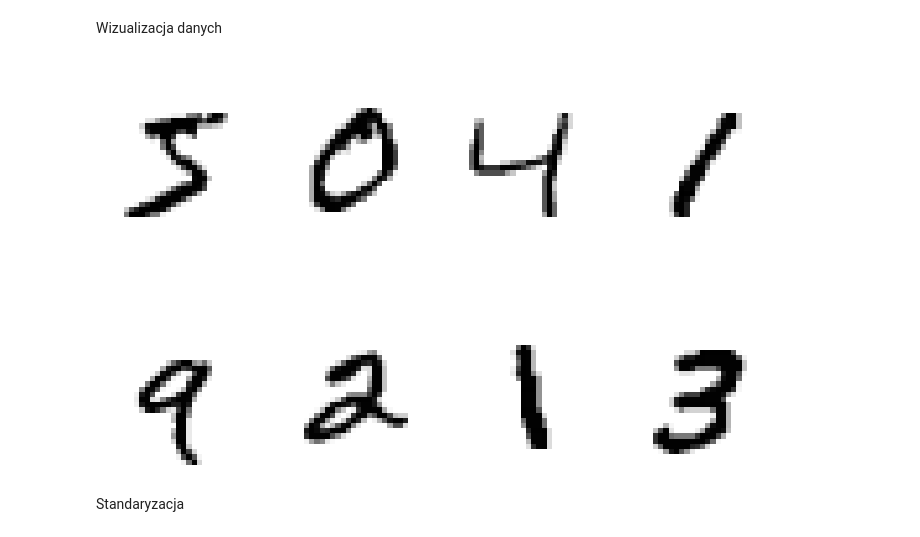
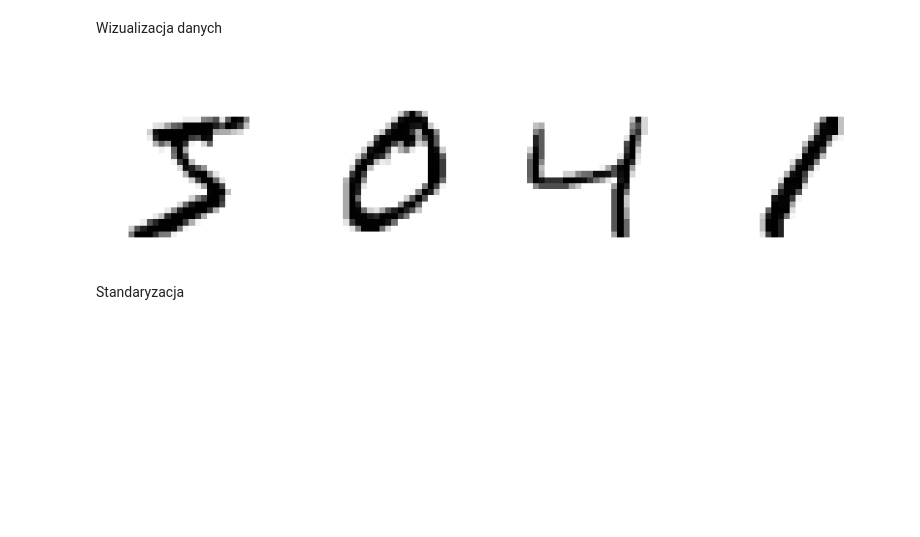
Before and after one commit to Marcin19721205/MachineLearingBootCampPartII, a Jupyter notebook: 06_PCA_examples_01MJ.ipynb, the cells around one changed output. Saved outputs shown, nothing was run; the diff lists cells and outputs as text; code cells hidden in the pictures; blank space fills up the shorter version.

```diff
--- a/06_PCA_examples_01MJ.ipynb
+++ b/06_PCA_examples_01MJ.ipynb
@@ -223,14 +313,14 @@ array([5, 0, 4, 1, 9], dtype=uint8)
 Wizualizacja danych
 # %%
 plt.figure(figsize=(12, 8))
-for i in range(8):
+for i in range(4):
     plt.subplot(240 + i + 1)
     plt.imshow(X_train[i], cmap='gray_r')
-    plt.title(y_train[i], color='white', fontsize=17)
+    plt.title(y_train[i], color='white', fontsize=14)
     plt.axis('off')
 plt.show()
 # %% [output]
-[figure, old version]
+[figure, new version]
 # %% [markdown]
 Standaryzacja
 # %%
```
Also changed, not shown: parts of 19 cells of this notebook.
